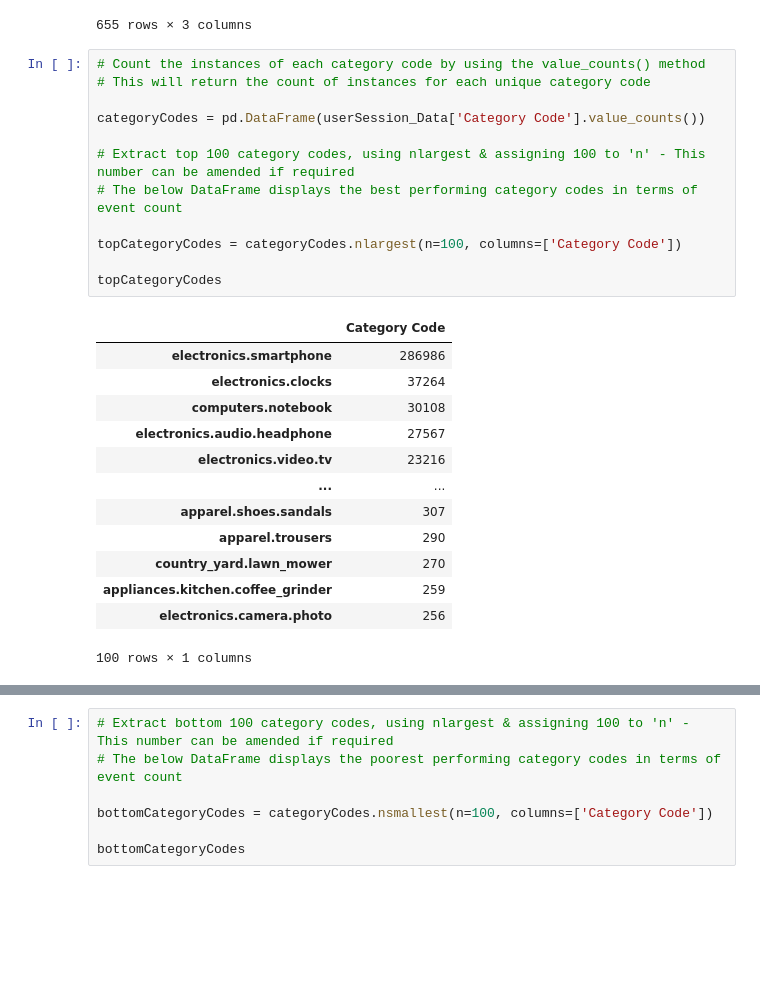
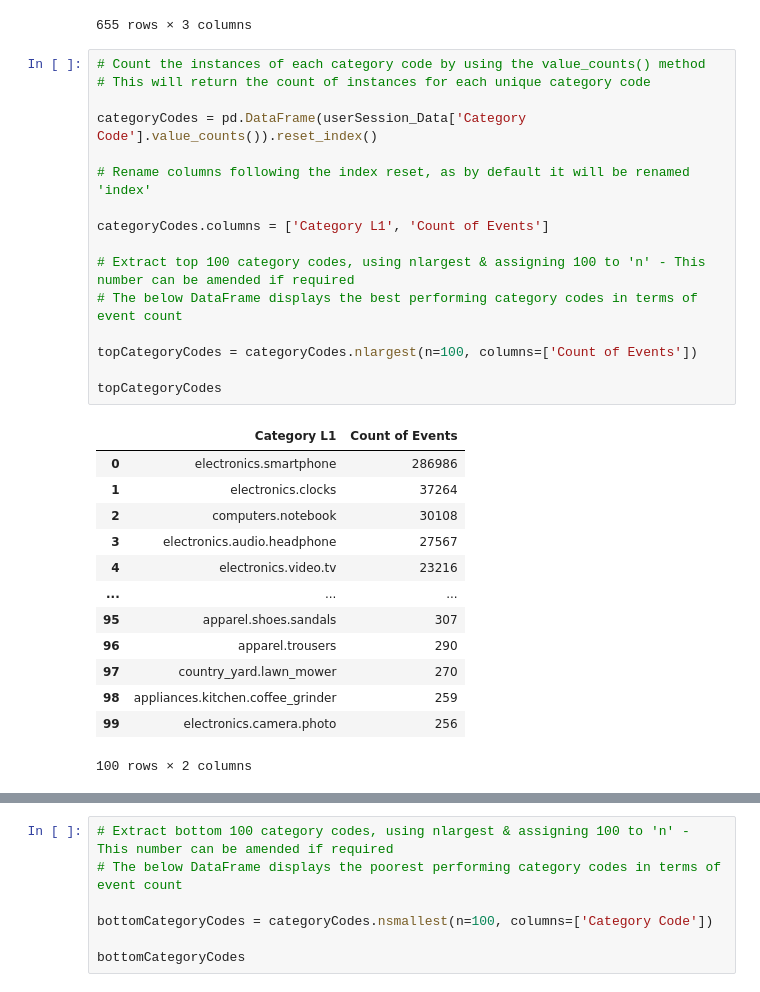
Before and after one commit to mjjohnson94/microFarm, a Jupyter notebook: User Session Analysis.ipynb, the cells around one changed output, grey strips where cells are left out. Saved outputs shown, nothing was run; the diff lists cells and outputs as text; blank space fills up the shorter version.

```diff
--- a/User Session Analysis.ipynb
+++ b/User Session Analysis.ipynb
@@ -194,26 +194,30 @@ brandPurchaseData.sort_values(by='Count of Events', ascending=False)
 # %%
 # Count the instances of each category code by using the value_counts() method
 # This will return the count of instances for each unique category code
 
-categoryCodes = pd.DataFrame(userSession_Data['Category Code'].value_counts())
+categoryCodes = pd.DataFrame(userSession_Data['Category Code'].value_counts()).reset_index()
+
+# Rename columns following the index reset, as by default it will be renamed 'index'
+
+categoryCodes.columns = ['Category L1', 'Count of Events']
 
 # Extract top 100 category codes, using nlargest & assigning 100 to 'n' - This number can be amended if required
 # The below DataFrame displays the best performing category codes in terms of event count
 
-topCategoryCodes = categoryCodes.nlargest(n=100, columns=['Category Code'])
+topCategoryCodes = categoryCodes.nlargest(n=100, columns=['Count of Events'])
 
 topCategoryCodes
 # %% [output]
-|  | Category Code |
-| electronics.smartphone | 286986 |
-| electronics.clocks | 37264 |
-| computers.notebook | 30108 |
-| electronics.audio.headphone | 27567 |
-| electronics.video.tv | 23216 |
-| ... | ... |
-| apparel.shoes.sandals | 307 |
-| apparel.trousers | 290 |
-| country_yard.lawn_mower | 270 |
-| appliances.kitchen.coffee_grinder | 259 |
-| electronics.camera.photo | 256 |
+|  | Category L1 | Count of Events |
+| 0 | electronics.smartphone | 286986 |
+| 1 | electronics.clocks | 37264 |
+| 2 | computers.notebook | 30108 |
+| 3 | electronics.audio.headphone | 27567 |
+| 4 | electronics.video.tv | 23216 |
+| ... | ... | ... |
+| 95 | apparel.shoes.sandals | 307 |
+| 96 | apparel.trousers | 290 |
+| 97 | country_yard.lawn_mower | 270 |
+| 98 | appliances.kitchen.coffee_grinder | 259 |
+| 99 | electronics.camera.photo | 256 |
-100 rows × 1 columns
+100 rows × 2 columns
```
Also changed, not shown: parts of 1 cell of this notebook.
